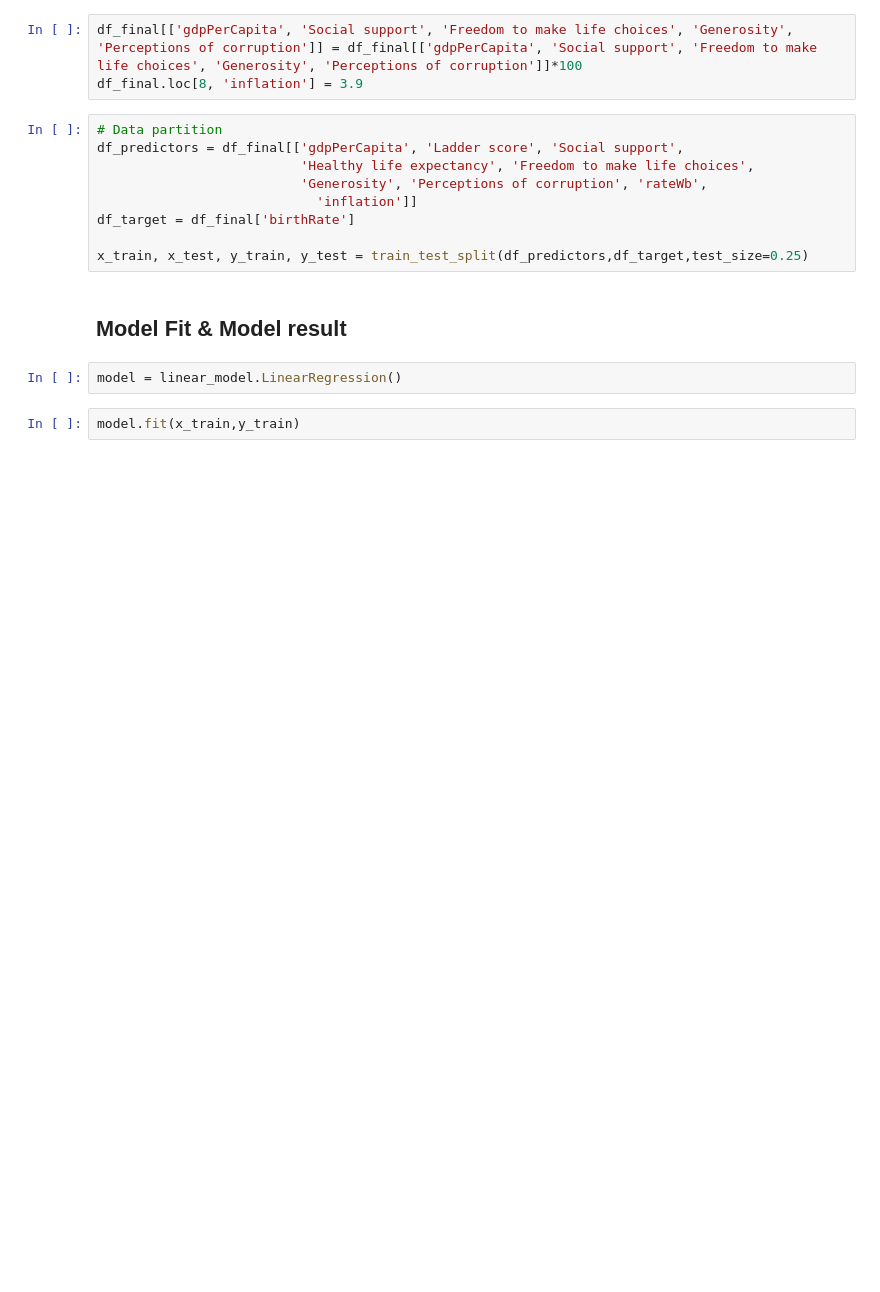
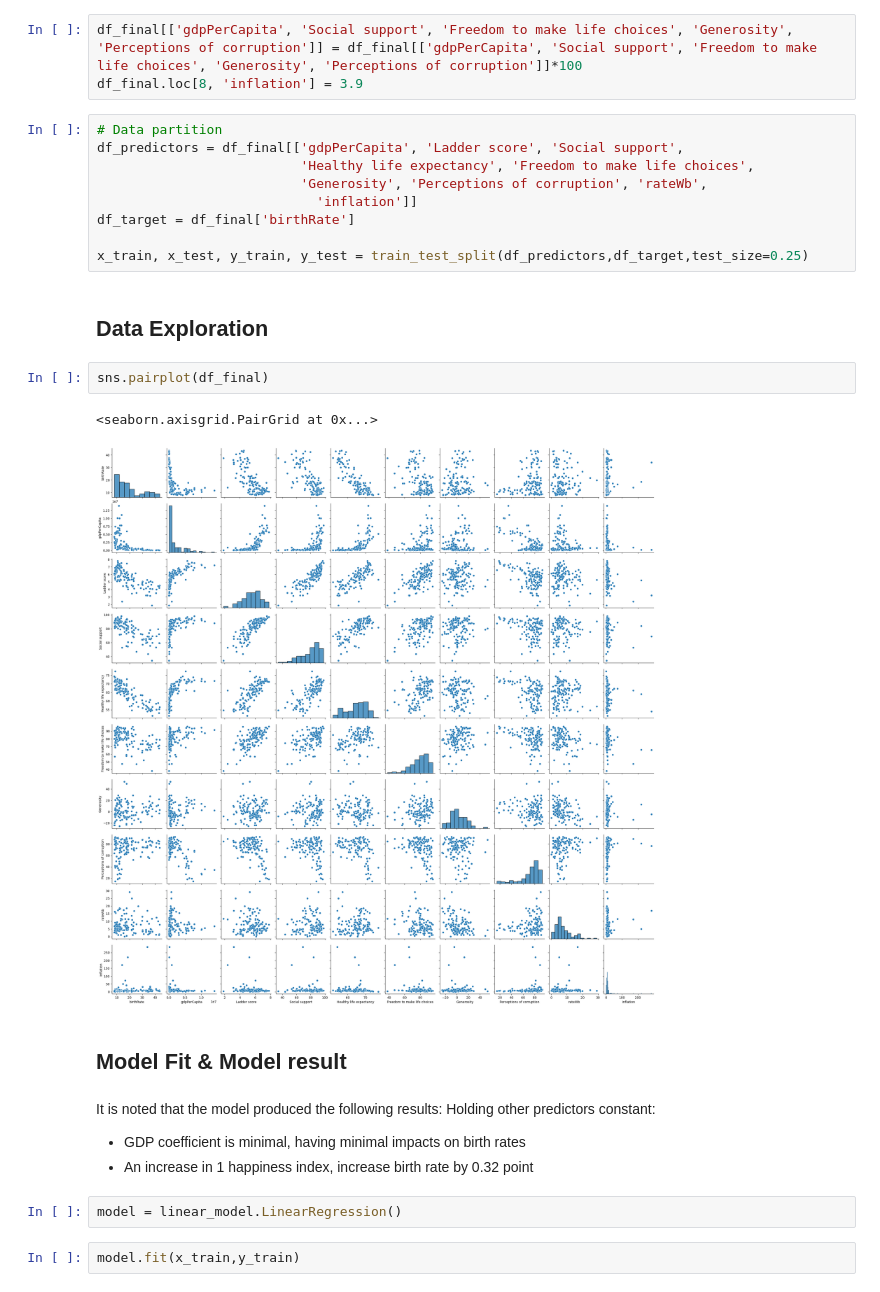
Before and after one commit to ngocmphan/global_birth_rate_analysis, a Jupyter notebook: birth_rate_analysis.ipynb, the cells around one changed output. Saved outputs shown, nothing was run; the diff lists cells and outputs as text; blank space fills up the shorter version.

```diff
--- a/birth_rate_analysis.ipynb
+++ b/birth_rate_analysis.ipynb
@@ -68,8 +71,19 @@ df_predictors = df_final[['gdpPerCapita', 'Ladder score', 'Social support',
 df_target = df_final['birthRate']
 
 x_train, x_test, y_train, y_test = train_test_split(df_predictors,df_target,test_size=0.25)
+# %% [markdown]
+## Data Exploration
+# %%
+sns.pairplot(df_final)
+# %% [output]
+<seaborn.axisgrid.PairGrid at 0x...>
+[figure, added]
 # %% [markdown]
 ## Model Fit & Model result
+# %% [markdown]
+It is noted that the model produced the following results: Holding other predictors constant:
+- GDP coefficient is minimal, having minimal impacts on birth rates
+- An increase in 1 happiness index, increase birth rate by 0.32 point
 # %%
 model = linear_model.LinearRegression()
 # %%
```
Also changed, not shown: parts of 31 cells of this notebook.
